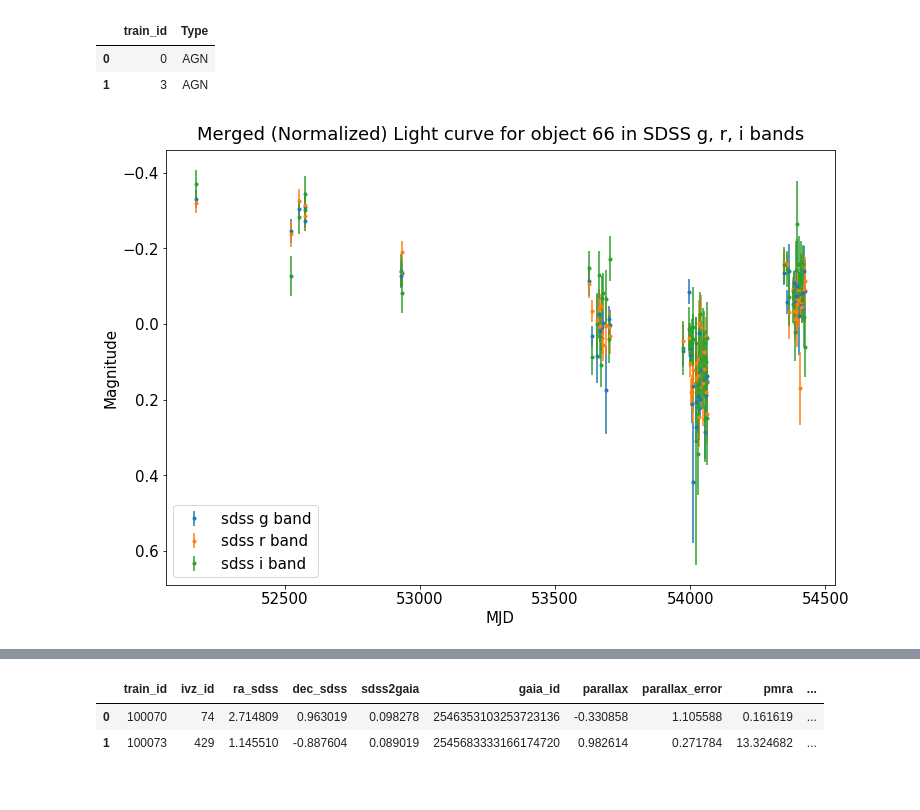
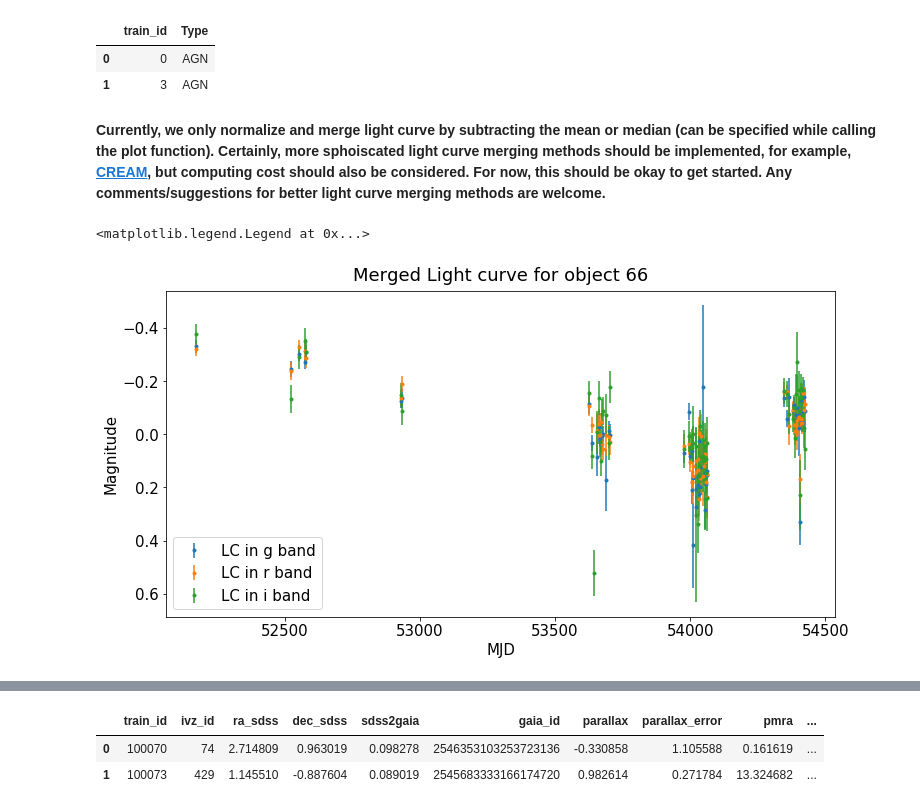
Before and after one commit to RichardsGroup/LSST_training, a Jupyter notebook: Script_NBs/Get_started.ipynb, the cells around one changed output, grey strips where cells are left out. Saved outputs shown, nothing was run; the diff lists cells and outputs as text; code cells hidden in the pictures.

```diff
--- a/Script_NBs/Get_started.ipynb
+++ b/Script_NBs/Get_started.ipynb
@@ -155,8 +178,23 @@ valid_ids().head(2)
 |  | train_id | Type |
 | 0 | 0 | AGN |
 | 1 | 3 | AGN |
-# %%
-# merged lc using sdss g, r, i
-plot_merge_gri(66)
-# %% [output]
-[figure, removed]
+# %% [markdown]
+**Currently, we only normalize and merge light curve by subtracting the mean or median (can be specified while calling the plot function). Certainly, more sphoiscated light curve merging methods should be implemented, for example, [CREAM](https://academic.oup.com/mnras/article/456/2/1960/1066664), but computing cost should also be considered. For now, this should be okay to get started. Any comments/suggestions for better light curve merging methods are welcome.**
+# %%
+# merged lc using sdss g, r, i
+# plot light curves in the u band
+fig = plt.figure(figsize=(12,6))
+
+bands1, x1, y1, err1 = plot_merge_gri(66)
+
+for i in range(len(bands1)):
+    plt.errorbar(x1[i], y1[i], err1[i], label='LC in {} band'.format(bands1[i]), fmt='.')
+
+plt.gca().invert_yaxis()
+plt.title('Merged Light curve for object {}'.format(66))
+plt.xlabel('MJD')
+plt.ylabel('Magnitude')
+plt.legend(fontsize=15)
+# %% [output]
+<matplotlib.legend.Legend at 0x...>
+[figure, added]
```
Also changed, not shown: parts of 25 cells of this notebook, 1 other file.
